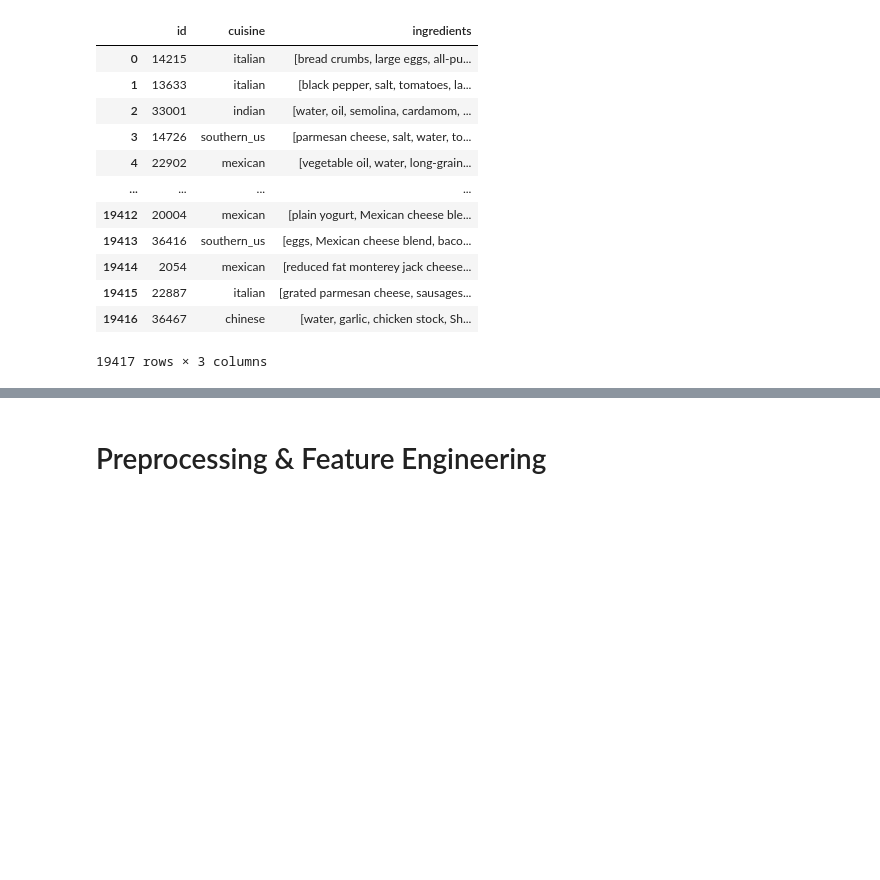
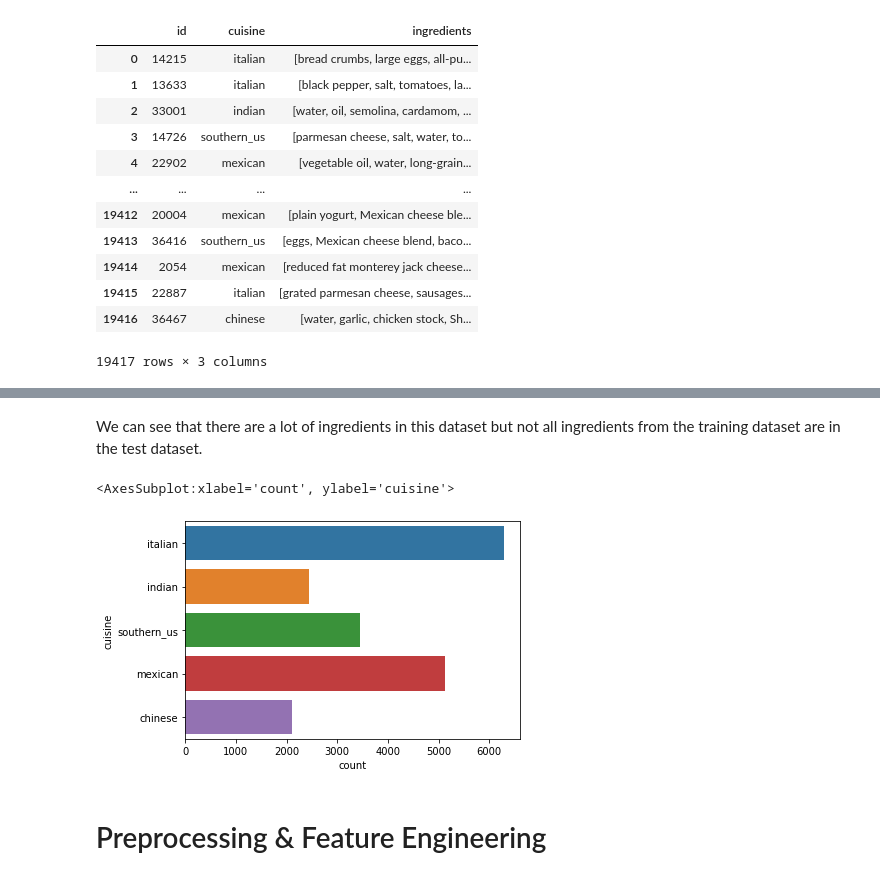
Before and after one commit to MaximDecherf/upnxt-assignment-ml, a Jupyter notebook: recipe_challenge.ipynb, the cells around one changed output, grey strips where cells are left out. Drawn from its saved outputs; the diff is of its cells as text; code cells hidden in the pictures; blank space fills up the shorter version.

```diff
--- a/recipe_challenge.ipynb
+++ b/recipe_challenge.ipynb
@@ -73,3 +95,10 @@ df_train
+# %% [markdown]
+We can see that there are a lot of ingredients in this dataset but not all ingredients from the training dataset are in the test dataset.
+# %%
+sns.countplot(y=df_train['cuisine'])
+# %% [output]
+<AxesSubplot:xlabel='count', ylabel='cuisine'>
+[figure, added]
 # %% [markdown]
 # Preprocessing & Feature Engineering
 # %%
```
Also changed, not shown: parts of 54 cells of this notebook, 1 other file.
